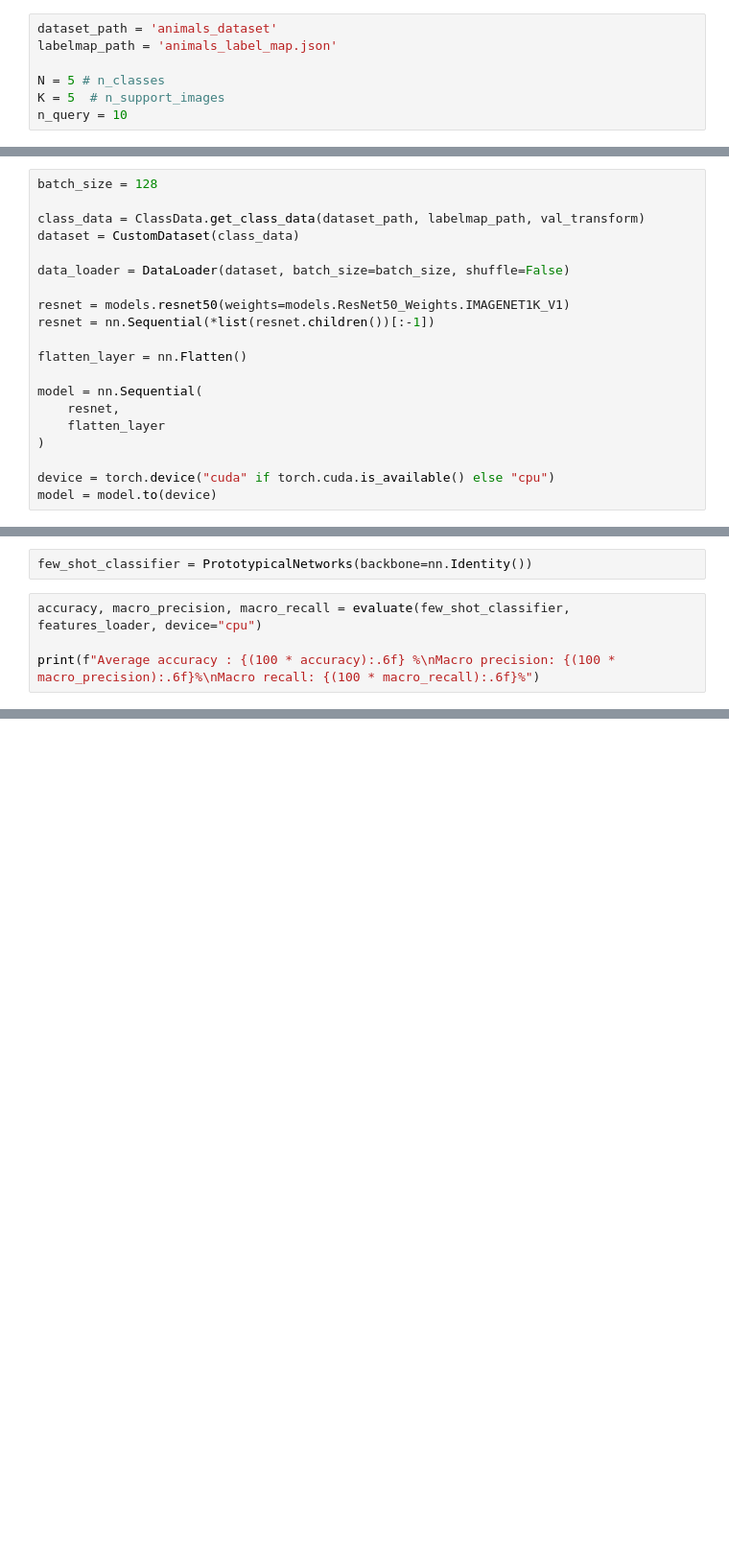
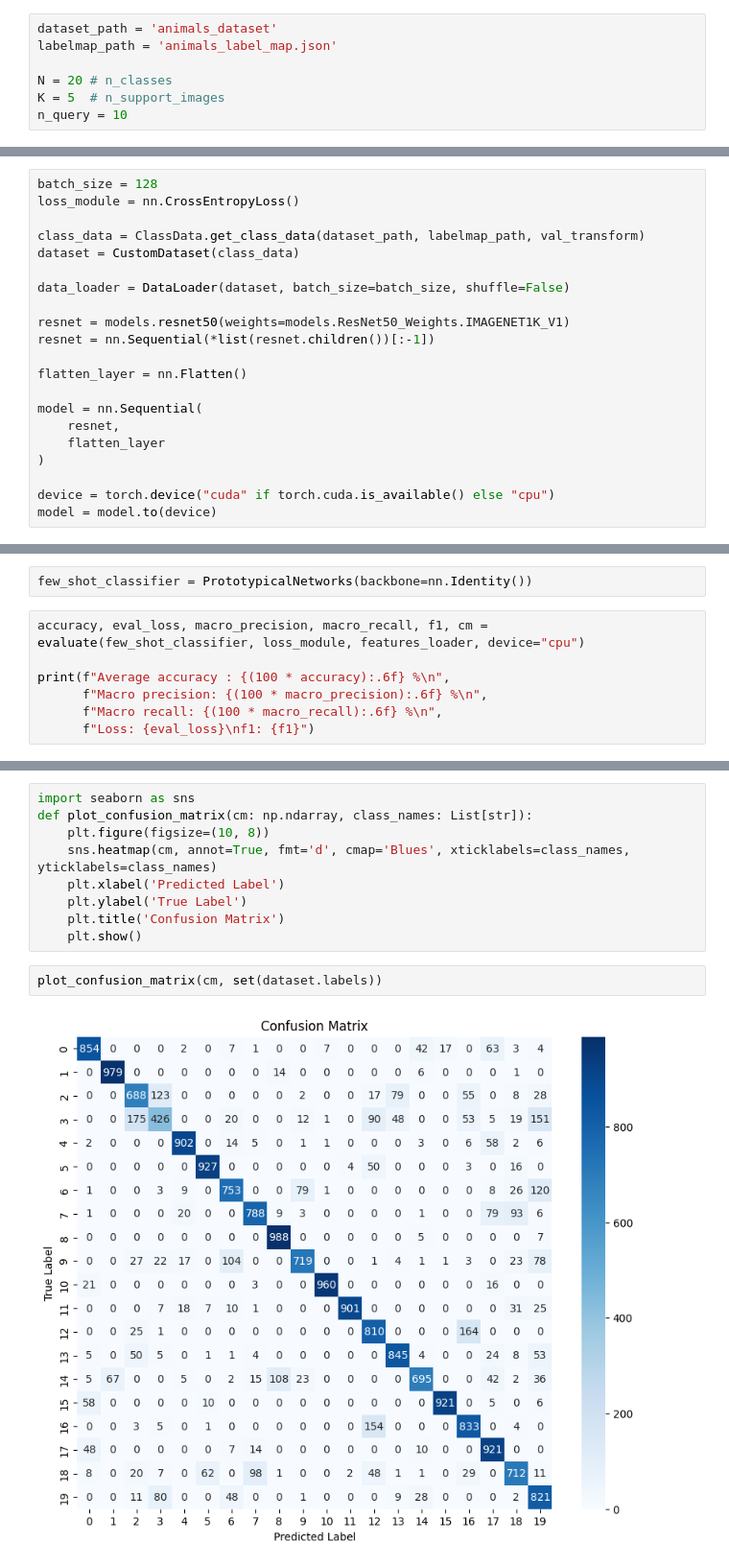
Before and after one commit to mirna-k/few-shot-learning-project, a Jupyter notebook: resnet50_model.ipynb, the cells around one changed output, grey strips where cells are left out. Shown: that part at 96% size. Cells and saved outputs as stored; diff of their text form; blank space fills up the shorter version.

Commit message:
Finish evaluation on animal dataset

```diff
--- a/resnet50_model.ipynb
+++ b/resnet50_model.ipynb
@@ -39,7 +25,7 @@ Device cuda
 dataset_path = 'animals_dataset'
 labelmap_path = 'animals_label_map.json'
 
-N = 5 # n_classes
+N = 20 # n_classes
 K = 5  # n_support_images
 n_query = 10
 # %%
@@ -119,5 +37,6 @@ class CustomDataset(Dataset):
 # %%
 batch_size = 128
+loss_module = nn.CrossEntropyLoss()
 
 class_data = ClassData.get_class_data(dataset_path, labelmap_path, val_transform)
 dataset = CustomDataset(class_data)
@@ -156,7 +75,10 @@ features_loader = DataLoader(features_dataset, batch_sampler=task_sampler, pin_m
 # %%
 few_shot_classifier = PrototypicalNetworks(backbone=nn.Identity())
 # %%
-accuracy, macro_precision, macro_recall = evaluate(few_shot_classifier, features_loader, device="cpu")
+accuracy, eval_loss, macro_precision, macro_recall, f1, cm = evaluate(few_shot_classifier, loss_module, features_loader, device="cpu")
 
-print(f"Average accuracy : {(100 * accuracy):.6f} %\nMacro precision: {(100 * macro_precision):.6f}%\nMacro recall: {(100 * macro_recall):.6f}%")
+print(f"Average accuracy : {(100 * accuracy):.6f} %\n",
+      f"Macro precision: {(100 * macro_precision):.6f} %\n",
+      f"Macro recall: {(100 * macro_recall):.6f} %\n",
+      f"Loss: {eval_loss}\nf1: {f1}")
 # %% [output]
@@ -165,0 +90,13 @@ Macro recall: 92.700000%
+# %%
+import seaborn as sns
+def plot_confusion_matrix(cm: np.ndarray, class_names: List[str]):
+    plt.figure(figsize=(10, 8))
+    sns.heatmap(cm, annot=True, fmt='d', cmap='Blues', xticklabels=class_names, yticklabels=class_names)
+    plt.xlabel('Predicted Label')
+    plt.ylabel('True Label')
+    plt.title('Confusion Matrix')
+    plt.show()
+# %%
+plot_confusion_matrix(cm, set(dataset.labels))
+# %% [output]
+[figure, added]
```
Also changed, not shown: parts of 8 cells of this notebook, 2 other files.
